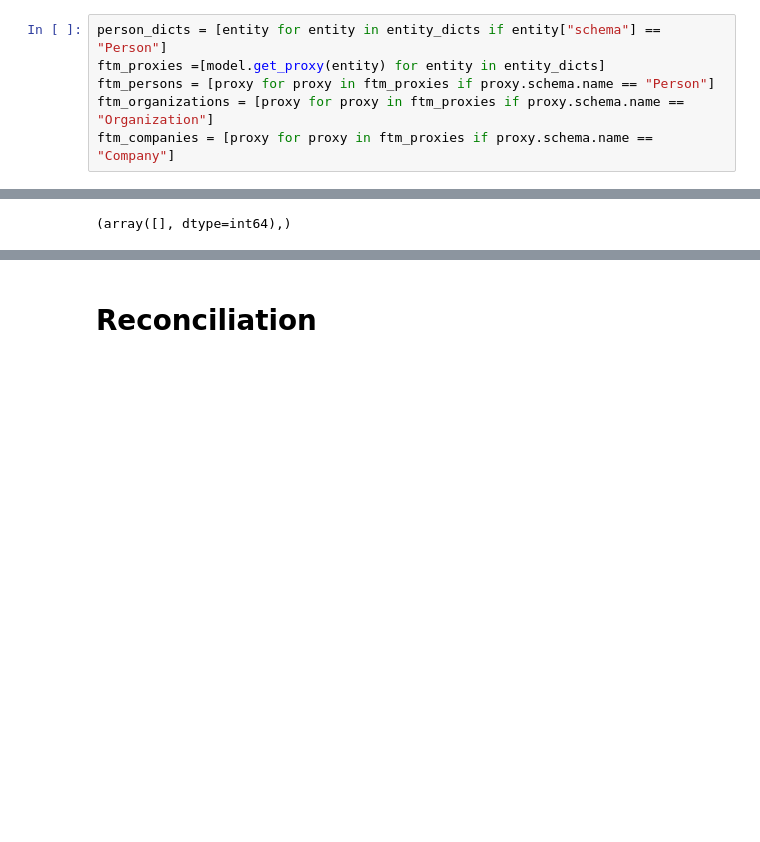
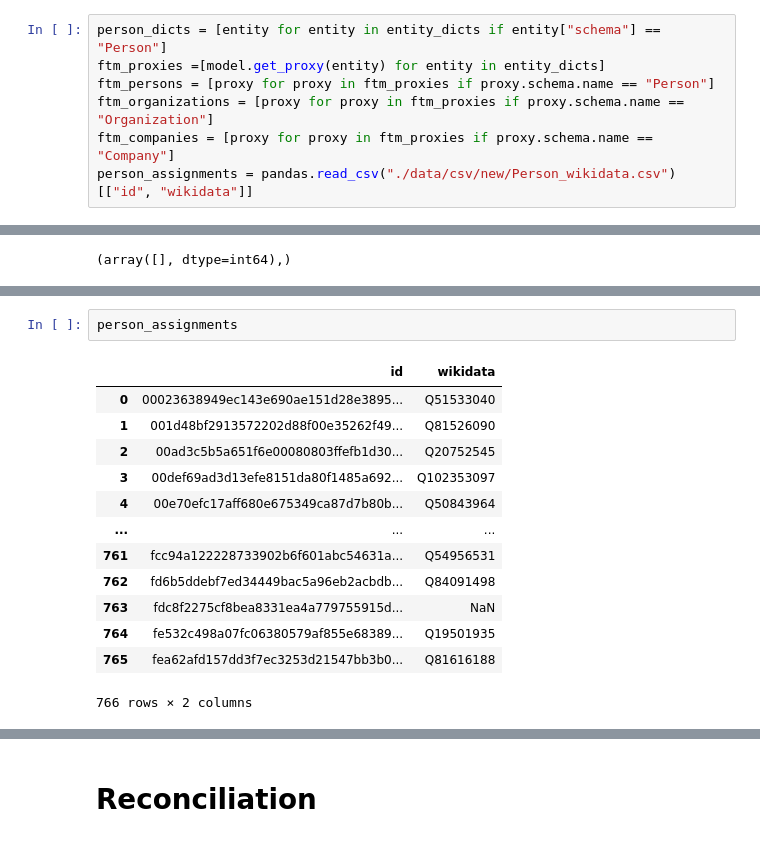
Before and after one commit to PeterWalchhofer/evaluation_bachelor_thesis, a Jupyter notebook: Analysis.ipynb, the cells around one changed output, grey strips where cells are left out. Drawn from its saved outputs; the diff is of its cells as text; blank space fills up the shorter version.

Commit message:
assignments

```diff
--- a/Analysis.ipynb
+++ b/Analysis.ipynb
@@ -24,6 +29,7 @@ ftm_proxies =[model.get_proxy(entity) for entity in entity_dicts]
 ftm_persons = [proxy for proxy in ftm_proxies if proxy.schema.name == "Person"]
 ftm_organizations = [proxy for proxy in ftm_proxies if proxy.schema.name == "Organization"]
 ftm_companies = [proxy for proxy in ftm_proxies if proxy.schema.name == "Company"]
+person_assignments = pandas.read_csv("./data/csv/new/Person_wikidata.csv")[["id", "wikidata"]]
 # %%
 ftm_persons[0].first("birthDate")
 # %% [output]
@@ -69,0 +75,16 @@ clean_person_df.query("name=='Jörg Konrad'")
+# %%
+person_assignments
+# %% [output]
+|  | id | wikidata |
+| 0 | 00023638949ec143e690ae151d28e3895... | Q51533040 |
+| 1 | 001d48bf2913572202d88f00e35262f49... | Q81526090 |
+| 2 | 00ad3c5b5a651f6e00080803ffefb1d30... | Q20752545 |
+| 3 | 00def69ad3d13efe8151da80f1485a692... | Q102353097 |
+| 4 | 00e70efc17aff680e675349ca87d7b80b... | Q50843964 |
+| ... | ... | ... |
+| 761 | fcc94a122228733902b6f601abc54631a... | Q54956531 |
+| 762 | fd6b5ddebf7ed34449bac5a96eb2acbdb... | Q84091498 |
+| 763 | fdc8f2275cf8bea8331ea4a779755915d... | NaN |
+| 764 | fe532c498a07fc06380579af855e68389... | Q19501935 |
+| 765 | fea62afd157dd3f7ec3253d21547bb3b0... | Q81616188 |
+766 rows × 2 columns
```
Also changed, not shown: parts of 10 cells of this notebook, 2 other files.
